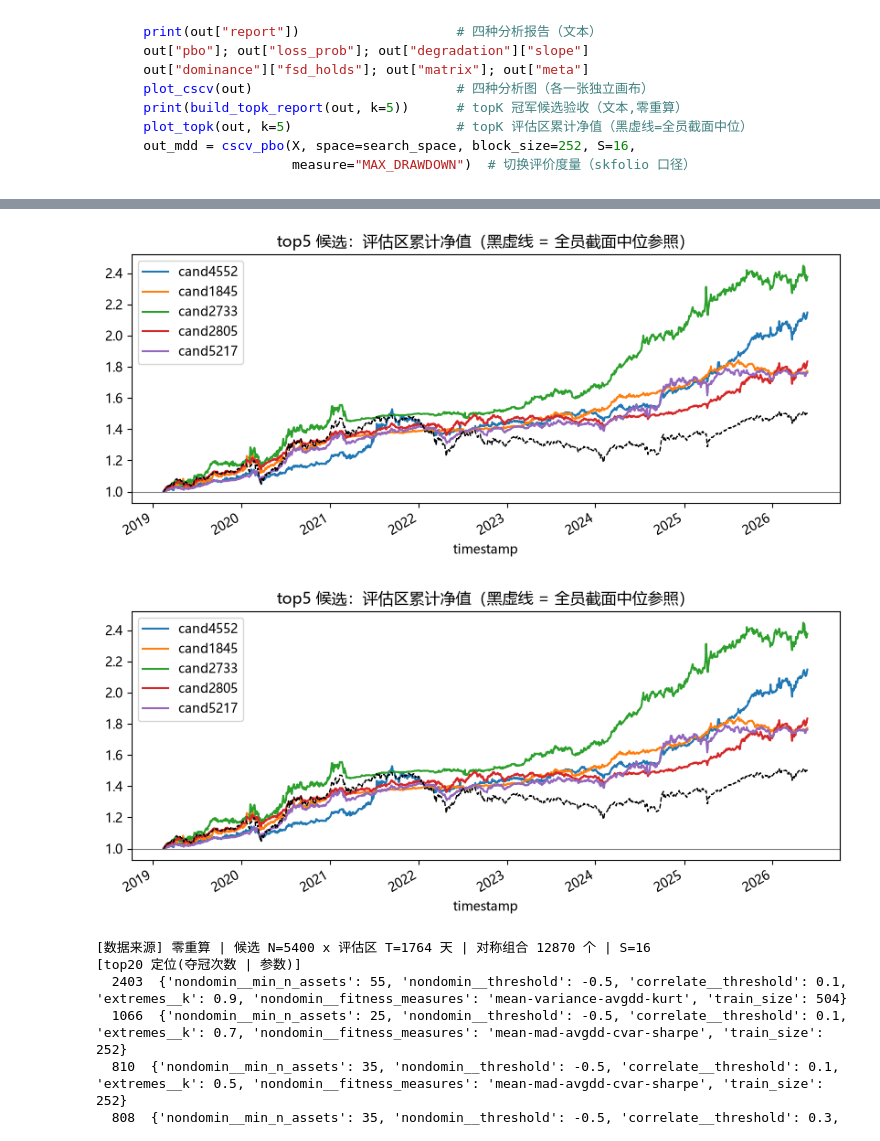
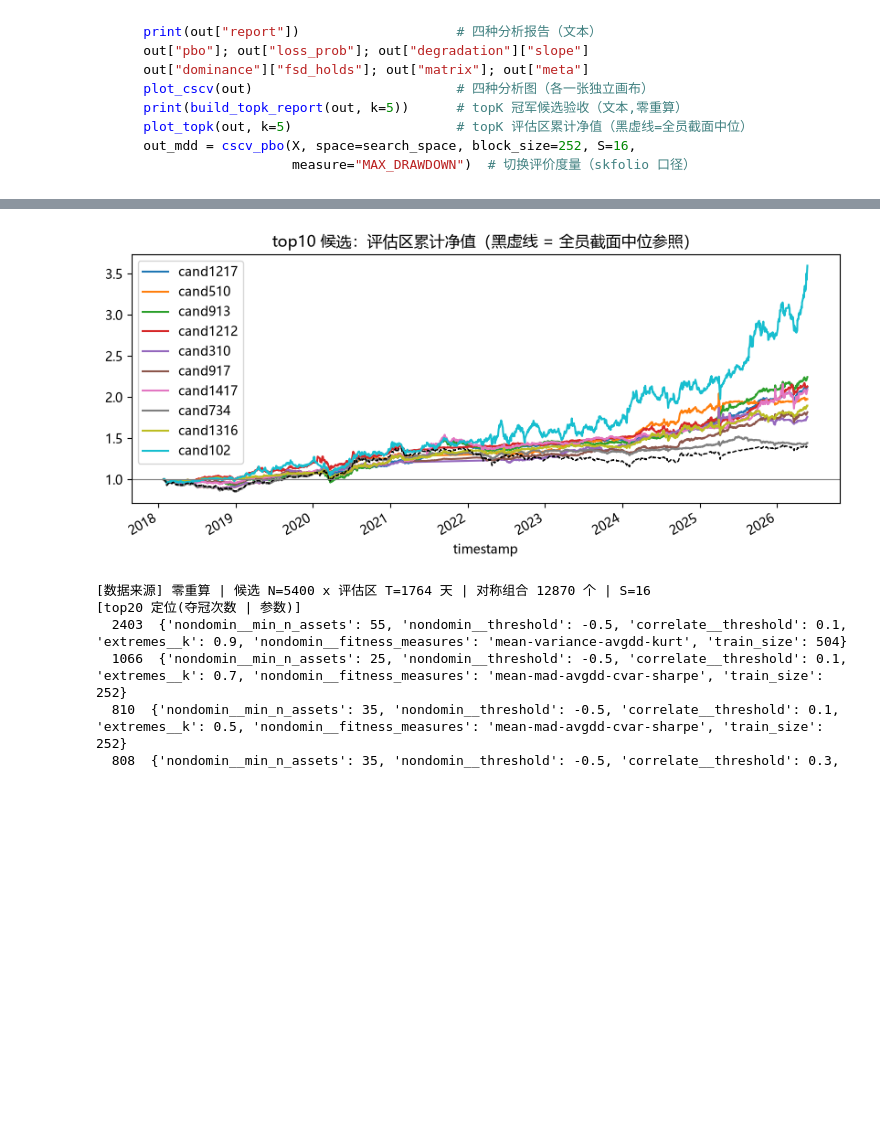
Before and after one commit to wang-jinghui/machine-learning-for-trading, a Jupyter notebook: case_studies/lazy_trading/CSCV_PBO_V3.ipynb, the cells around one changed output, grey strips where cells are left out. Drawn from its saved outputs; the diff is of its cells as text; code cells hidden in the pictures; blank space fills up the shorter version.

```diff
--- a/case_studies/lazy_trading/CSCV_PBO_V3.ipynb
+++ b/case_studies/lazy_trading/CSCV_PBO_V3.ipynb
@@ -71,19 +70,19 @@ from cscv_pbo_v3 import build_topk_report, cscv_pbo, plot_cscv, plot_topk
 # %%
-search_space = {'nondomin__min_n_assets': {'low': 25, 'high': 55, 'step': 10},
+search_space = {'nondomin__min_n_assets': {'low': 15, 'high': 55, 'step': 10},
  'nondomin__threshold': {'low': -0.5, 'high': -0.3, 'step': 0.1},
- 'correlate__threshold': {'low': 0.1, 'high': 0.3, 'step': 0.1},
- 'extremes__k': {'low': 0.5, 'high': 0.9, 'step': 0.1},
+ 'correlate__threshold': {'low': 0.1, 'high': 0.9, 'step': 0.2},
+ 'extremes__k': {'low': 0.1, 'high': 0.9, 'step': 0.2},
  'nondomin__fitness_measures': [
-    "mean-variance-kurt",
+    #"mean-variance-kurt",
     #"mean-variance-maxdd-kurt",
     "mean-variance-avgdd-kurt",
     #"mean-semideviation-avgdd",
     #"mean-mad-maxdd-kurt",
     #"mean-mad-avgdd-kurt",
     #"mean-mad-maxdd-cvar-kurt",
-    #"mean-mad-maxdd-cvar-sharpe",
-    "mean-mad-avgdd-cvar-kurt",
-    "mean-mad-avgdd-cvar-sharpe",
+    "mean-mad-maxdd-cvar-sharpe",
+    #"mean-mad-avgdd-cvar-kurt",
+    #"mean-mad-avgdd-cvar-sharpe",
     ],
  'train_size': {'low': 252, 'high': 504, 'step': 252}}  # inner train size
 log_print(search_space, section='Search Space', echo=False)
@@ -155,8 +149,7 @@ log_print(build_topk_report(out, k=10),section="topK 冠军候选样本外验收
 # %%
-plot_topk(out, k=5)                     # topK 评估区累计净值（黑虚线=全员截面中位）
+plot_topk(out, k=10)                     # topK 评估区累计净值（黑虚线=全员截面中位）
 # %% [output]
-[figure, old version]
+[figure, new version]
-[figure, removed]
 # %%
 print(build_topk_report(out, k=20))
 # %% [output]
```
Also changed, not shown: parts of 11 cells of this notebook.
